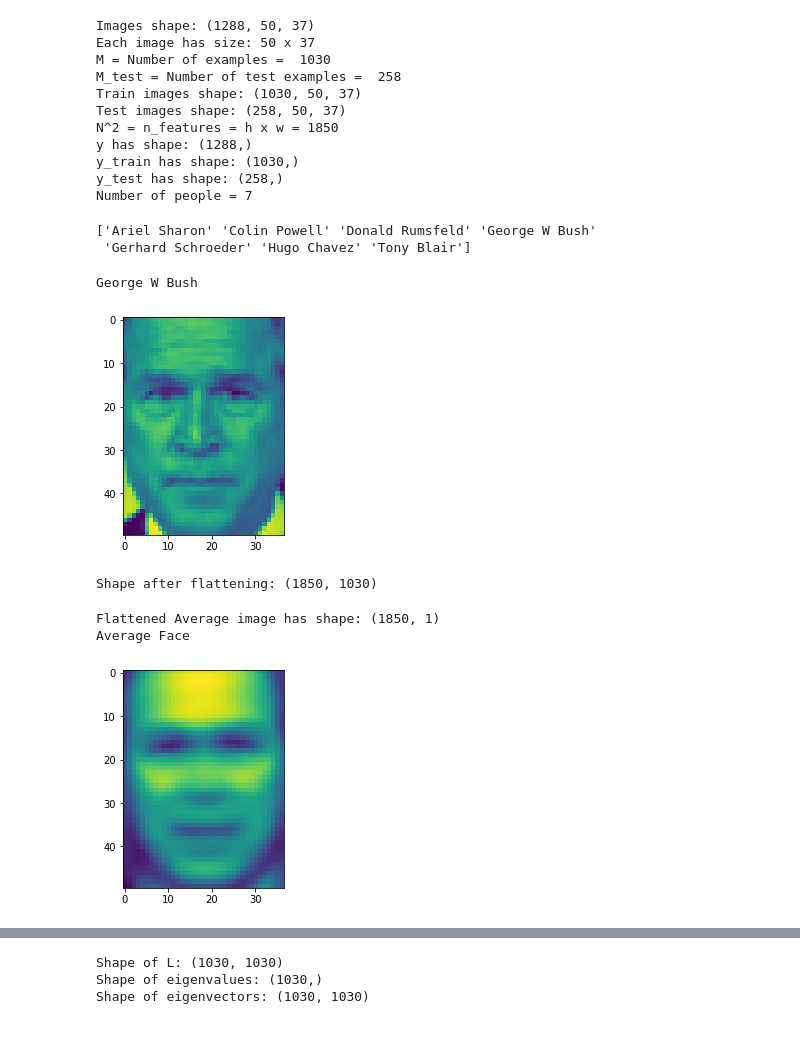
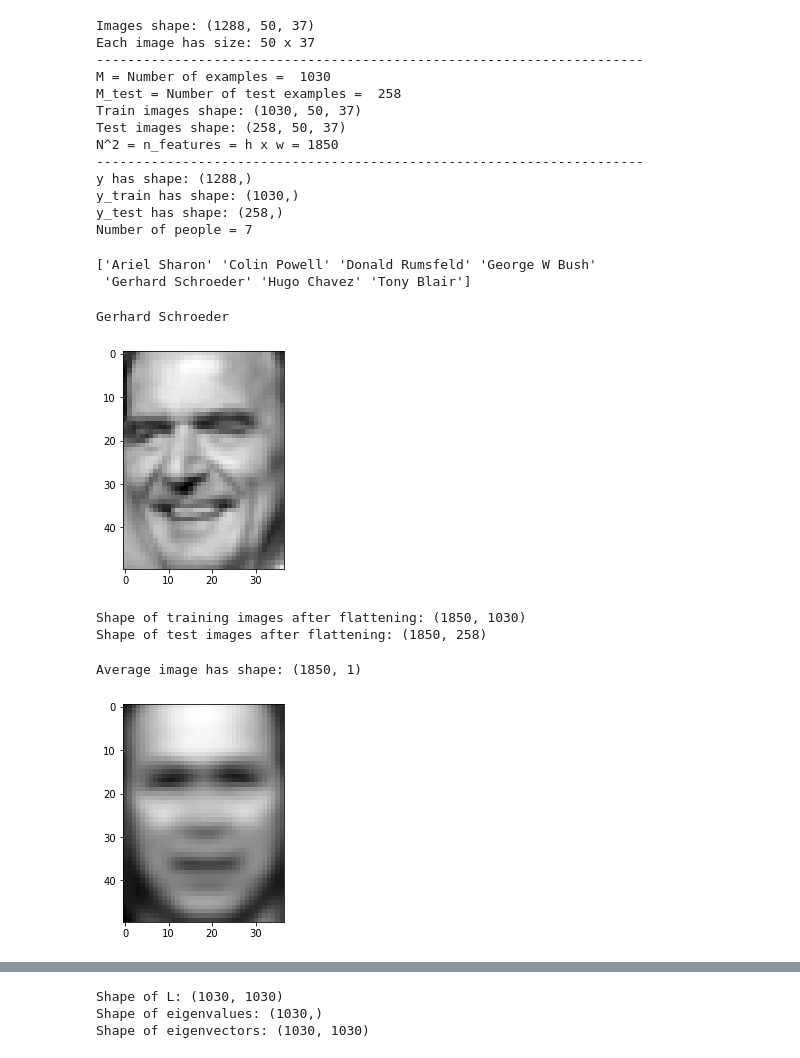
Before and after one commit to ahmedmoh1234/FaceDetection-Recognition, a Jupyter notebook: Recognizer/recognizer.ipynb, the cells around one changed output, grey strips where cells are left out. Saved outputs shown, nothing was run; the diff lists cells and outputs as text; code cells hidden in the pictures.

```diff
--- a/Recognizer/recognizer.ipynb
+++ b/Recognizer/recognizer.ipynb
@@ -11,15 +11,17 @@ import matplotlib.pyplot as plt
 import random
 # %%
 # this command will download the LFW_people's dataset to hard disk.
-lfw_people = fetch_lfw_people(data_home='D:\Senior II\Image Processing\Project\LFW Dataset',
+# lfw_people = fetch_lfw_people(data_home='D:\Senior II\Image Processing\Project\LFW Dataset',
+lfw_people = fetch_lfw_people(data_home='D:\Work\CCE\Year 4 - Senior 2\Semester 1\Senior-2-Semester-1\Image Processing\Project',
 min_faces_per_person = 70, resize = 0.4)
 # %%
 images = lfw_people.images
 print('Images shape:',images.shape)
 
-
 total_images, h, w = images.shape
 print(f'Each image has size: {h} x {w}')
+
+print(70* '-')
 
 m = int(total_images * 0.8)
 print('M = Number of examples = ', m)
@@ -30,12 +32,13 @@ print('M_test = Number of test examples = ', m_test)
 train_images = images[:int(m)]
 print('Train images shape:', train_images.shape)
 
-
 test_images = images[int(m):]
 print('Test images shape:', test_images.shape)
 
 n_features = h*w
 print(f'N^2 = n_features = h x w = {n_features}')
+
+print(70* '-')
 
 y = lfw_people.target
 print('y has shape:', y.shape)
@@ -46,18 +49,19 @@ print('y_train has shape:', y_train.shape)
 y_test = y[int(m):]
 print('y_test has shape:', y_test.shape)
 
-
 target_names = lfw_people.target_names
 num_people = target_names.shape[0]
 print('Number of people =', num_people)
 # %% [output]
 Images shape: (1288, 50, 37)
 Each image has size: 50 x 37
+----------------------------------------------------------------------
 M = Number of examples =  1030
 M_test = Number of test examples =  258
 Train images shape: (1030, 50, 37)
 Test images shape: (258, 50, 37)
 N^2 = n_features = h x w = 1850
+----------------------------------------------------------------------
 y has shape: (1288,)
 y_train has shape: (1030,)
 y_test has shape: (258,)
@@ -77,35 +83,46 @@ for image_index in range(m):
     else:
         person_image_dict[y_train[image_index]].append(image_index)
 # %%
-#View an image
+# ------------------ VIEW RANDOM IMAGE ------------------ #
 index = int(random.random() * m)
+image = images[index,:,:]
 name = target_names[y[index]]
+
 print(name)
-plt.imshow(images[index,:,:])
+plt.imshow(image, cmap='gray')
 plt.show()
 # %% [output]
-George W Bush
+Gerhard Schroeder
-[figure, old version]
+[figure, new version]
 # %%
-#Flatten images array
+# --------------------- GET FLATTEN IMAGES --------------------- #
+
+# Flatten images array
+# Each column is an image
+
+# N^2 * M
 flattened_images = train_images.reshape(m, -1).T
+
+# N^2 * M_test
 flattened_test_images = test_images.reshape(m_test, -1).T
-# N^2 * M
-# Each column is an image
-print(f'Shape after flattening: {flattened_images.shape}')
+
+print(f'Shape of training images after flattening: {flattened_images.shape}')
+print(f'Shape of test images after flattening: {flattened_test_images.shape}')
 # %% [output]
-Shape after flattening: (1850, 1030)
+Shape of training images after flattening: (1850, 1030)
+Shape of test images after flattening: (1850, 258)
 # %%
+# ----------------- CALCULATE AVERAGE IMAGE ----------------- #
+
 # In all corresponding pixels in all images, we calculate the average
-average_image = np.mean(flattened_images, axis = 1)
-average_image = average_image.reshape(h, w)
-flattened_average_image = average_image.reshape(-1, 1)
-print(f'Flattened Average image has shape: {flattened_average_image.shape}')
-print('Average Face')
-plt.imshow(average_image)
+
+# N^2 * 1
+average_image = np.mean(flattened_images, axis = 1)[:,np.newaxis]
+
+print(f'Average image has shape: {average_image.shape}')
+plt.imshow(average_image.reshape(h,w), cmap='gray')
 plt.show()
 # %% [output]
-Flattened Average image has shape: (1850, 1)
-Average Face
+Average image has shape: (1850, 1)
-[figure, old version]
+[figure, new version]
 # %%
```
Also changed, not shown: parts of 8 cells of this notebook.
